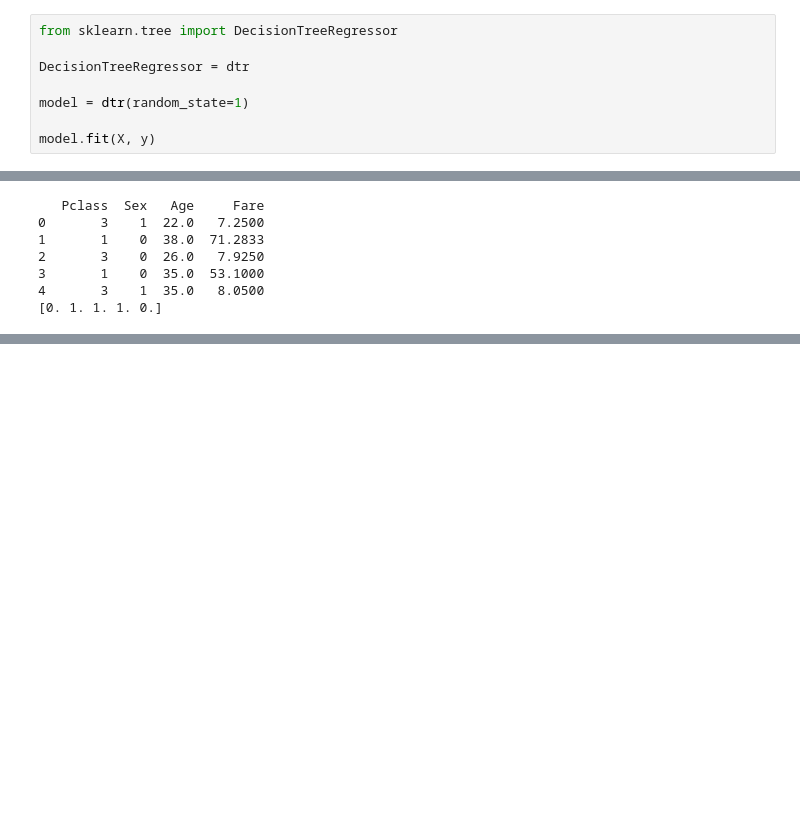
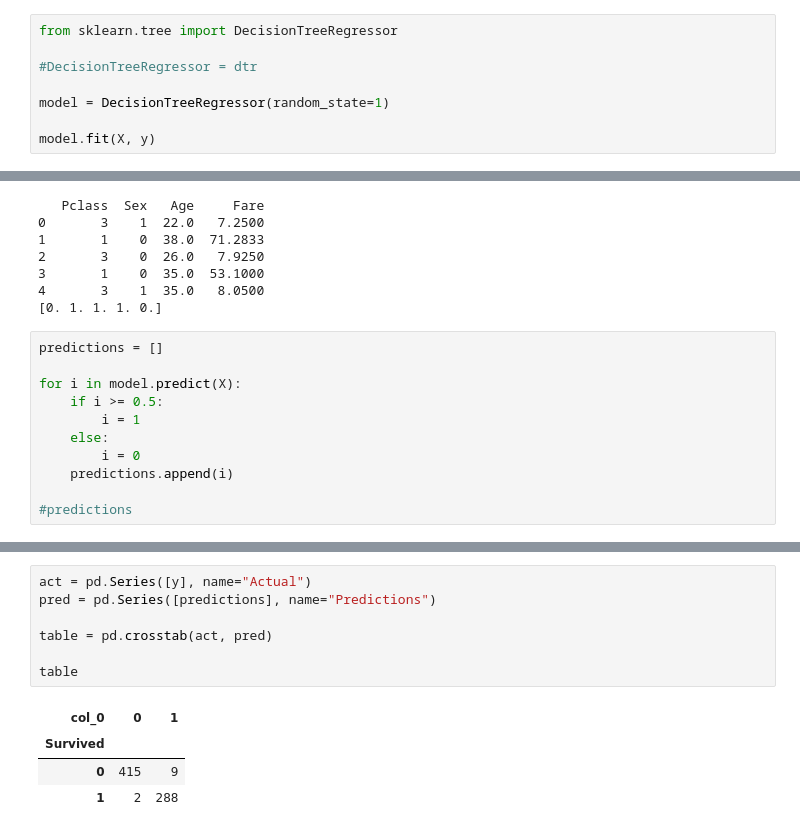
Before and after one commit to DrewWas/ML, a Jupyter notebook: Begginer Projects/titanic /Untitled.ipynb, the cells around one changed output, grey strips where cells are left out. Drawn from its saved outputs; the diff is of its cells as text; blank space fills up the shorter version.

```diff
--- a/Begginer Projects/titanic /Untitled.ipynb
+++ b/Begginer Projects/titanic /Untitled.ipynb
@@ -90,9 +90,9 @@ X = clean_df[features]
 # %%
 from sklearn.tree import DecisionTreeRegressor
 
-DecisionTreeRegressor = dtr
+#DecisionTreeRegressor = dtr
 
-model = dtr(random_state=1)
+model = DecisionTreeRegressor(random_state=1)
 
 model.fit(X, y)
 # %% [output]
@@ -111,3 +111,14 @@ print(model.predict(X.head()))
 3       1    0  35.0  53.1000
 4       3    1  35.0   8.0500
 [0. 1. 1. 1. 0.]
+# %%
+predictions = []
+
+for i in model.predict(X):
+    if i >= 0.5:
+        i = 1
+    else:
+        i = 0
+    predictions.append(i)
+
+#predictions
@@ -113,0 +134,12 @@ print(model.predict(X.head()))
+# %%
+act = pd.Series([y], name="Actual")
+pred = pd.Series([predictions], name="Predictions")
+
+table = pd.crosstab(act, pred)
+
+table
+# %% [output]
+| col_0 | 0 | 1 |
+| Survived |  |  |
+| 0 | 415 | 9 |
+| 1 | 2 | 288 |
```
Also changed, not shown: parts of 3 cells of this notebook, 6 other files.
